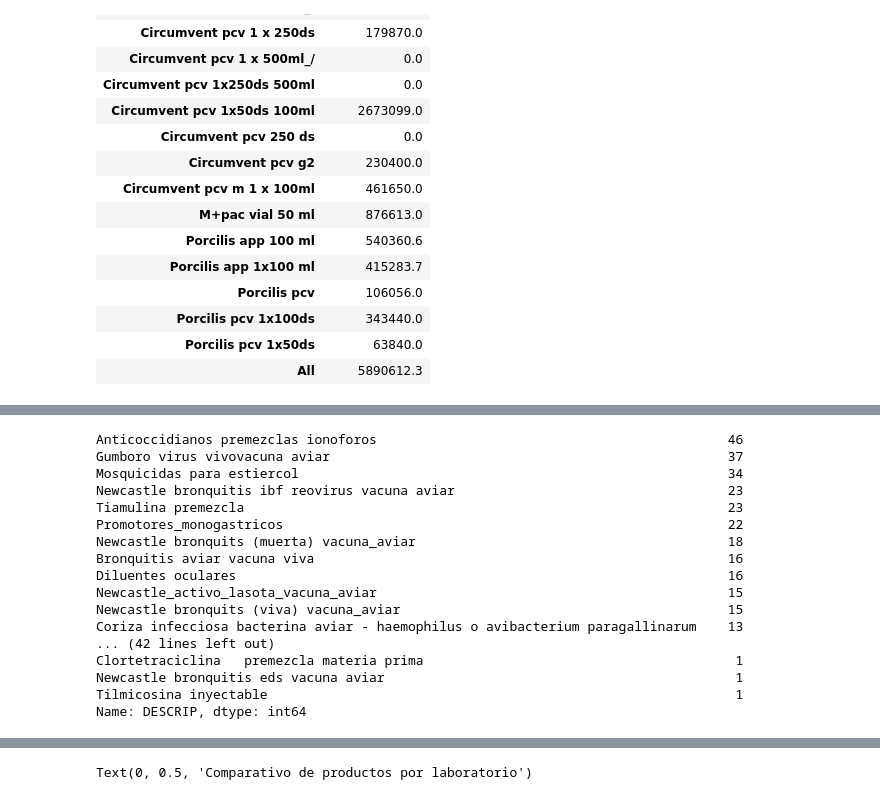
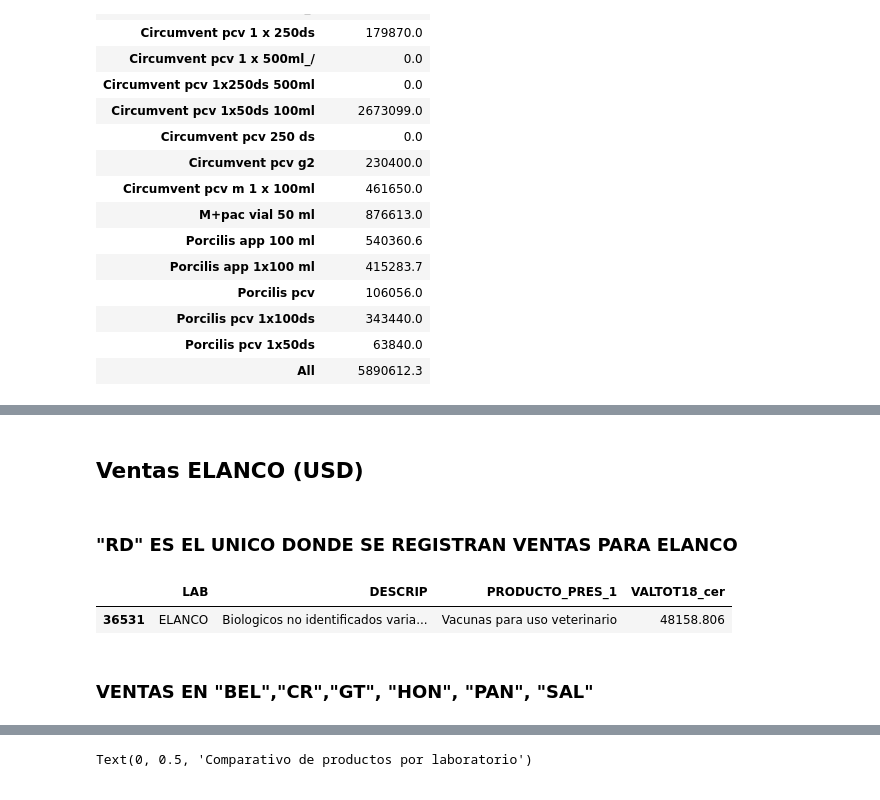
Before and after one commit to ruralkan/gabEsp, a Jupyter notebook: informe.ipynb, the cells around one changed output, grey strips where cells are left out. Drawn from its saved outputs; the diff is of its cells as text; code cells hidden in the pictures.

```diff
--- a/informe.ipynb
+++ b/informe.ipynb
@@ -157,20 +155,15 @@ Text(0, 0.5, 'Ventas MSD')
+# %% [markdown]
+## Ventas ELANCO (USD)
+# %% [markdown]
+### "RD" ES EL UNICO DONDE SE REGISTRAN VENTAS PARA ELANCO
+# %%
+vElanco = stats.loc[((stats.PAIS.isin(["RD"])) & stats.LAB.isin(["ELANCO"]) &(stats.DESCRIP.str.contains("Biologicos no identificados varias especies"))),['LAB','DESCRIP','PRODUCTO_PRES_1', 'VALTOT18_cer']]
+# %%
+vElanco
+# %% [output]
+|  | LAB | DESCRIP | PRODUCTO_PRES_1 | VALTOT18_cer |
+| 36531 | ELANCO | Biologicos no identificados varia... | Vacunas para uso veterinario | 48158.806 |
+# %% [markdown]
+### VENTAS EN "BEL","CR","GT", "HON", "PAN", "SAL"
 # %%
-stats.DESCRIP[(stats.PAIS.isin(["BEL","CR","GT", "HON", "PAN", "SAL"])) & (stats.LAB=='ELANCO')].value_counts()
+df = stats.loc[((stats.PAIS.isin(["BEL","CR","GT", "HON", "PAN", "SAL"])) & stats.LAB.isin(["ELANCO"]) &(stats.DESCRIP.str.contains("Biologicos no identificados varias especies"))),['LAB','DESCRIP','PRODUCTO_PRES_1', 'VALTOT18_cer']]
-# %% [output]
-Anticoccidianos premezclas ionoforos                                             46
-Gumboro virus vivovacuna aviar                                                   37
-Mosquicidas para estiercol                                                       34
-Newcastle bronquitis ibf reovirus vacuna aviar                                   23
-Tiamulina premezcla                                                              23
-Promotores_monogastricos                                                         22
-Newcastle bronquits (muerta) vacuna_aviar                                        18
-Bronquitis aviar vacuna viva                                                     16
-Diluentes oculares                                                               16
-Newcastle_activo_lasota_vacuna_aviar                                             15
-Newcastle bronquits (viva) vacuna_aviar                                          15
-Coriza infecciosa bacterina aviar - haemophilus o avibacterium paragallinarum    13
-... (42 lines left out)
-Clortetraciclina   premezcla materia prima                                        1
-Newcastle bronquitis eds vacuna aviar                                             1
-Tilmicosina inyectable                                                            1
-Name: DESCRIP, dtype: int64
```
Also changed, not shown: parts of 25 cells of this notebook, 1 other file.
